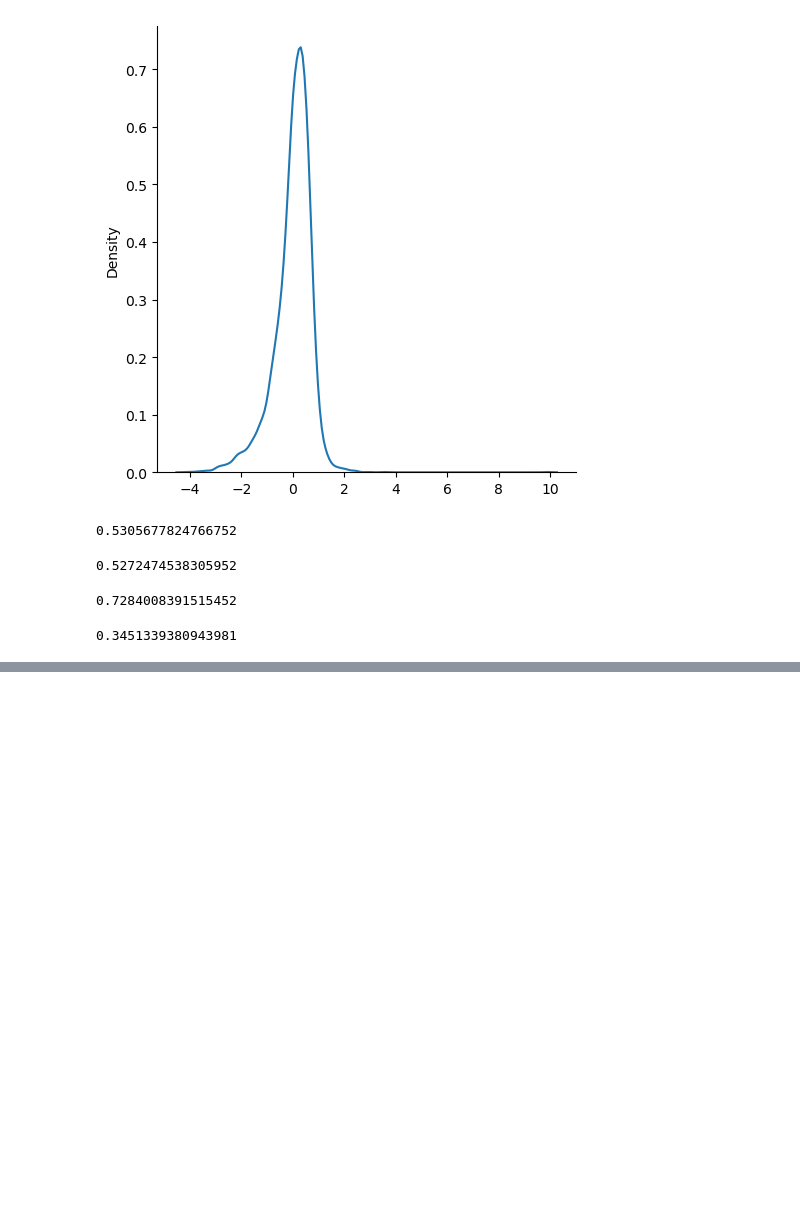
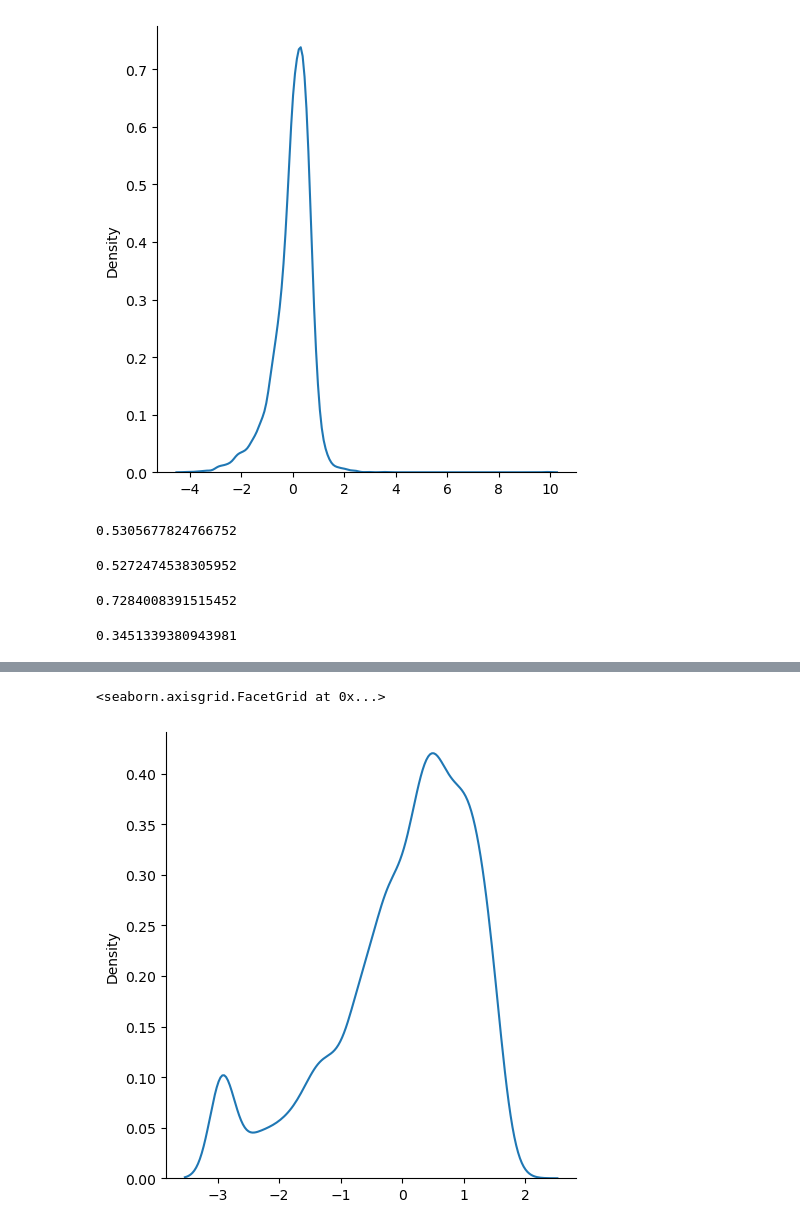
Before and after one commit to Preksha1404/AI-ML-training, a Jupyter notebook: SupervisedLearning/LinearRegression.ipynb, the cells around one changed output, grey strips where cells are left out. Cells and saved outputs as stored; diff of their text form; code cells hidden in the pictures; blank space fills up the shorter version.

```diff
--- a/SupervisedLearning/LinearRegression.ipynb
+++ b/SupervisedLearning/LinearRegression.ipynb
@@ -163,0 +209,2 @@ score
+# %%
+lasso=Lasso()
@@ -163,0 +226,8 @@ score
+# %%
+lasso_pred=lassocv.predict(X_test)
+# %%
+import seaborn as sns
+sns.displot(lasso_pred-y_test,kind='kde')
+# %% [output]
+<seaborn.axisgrid.FacetGrid at 0x...>
+[figure, added]
```
Also changed, not shown: parts of 14 cells of this notebook, 3 other files.
